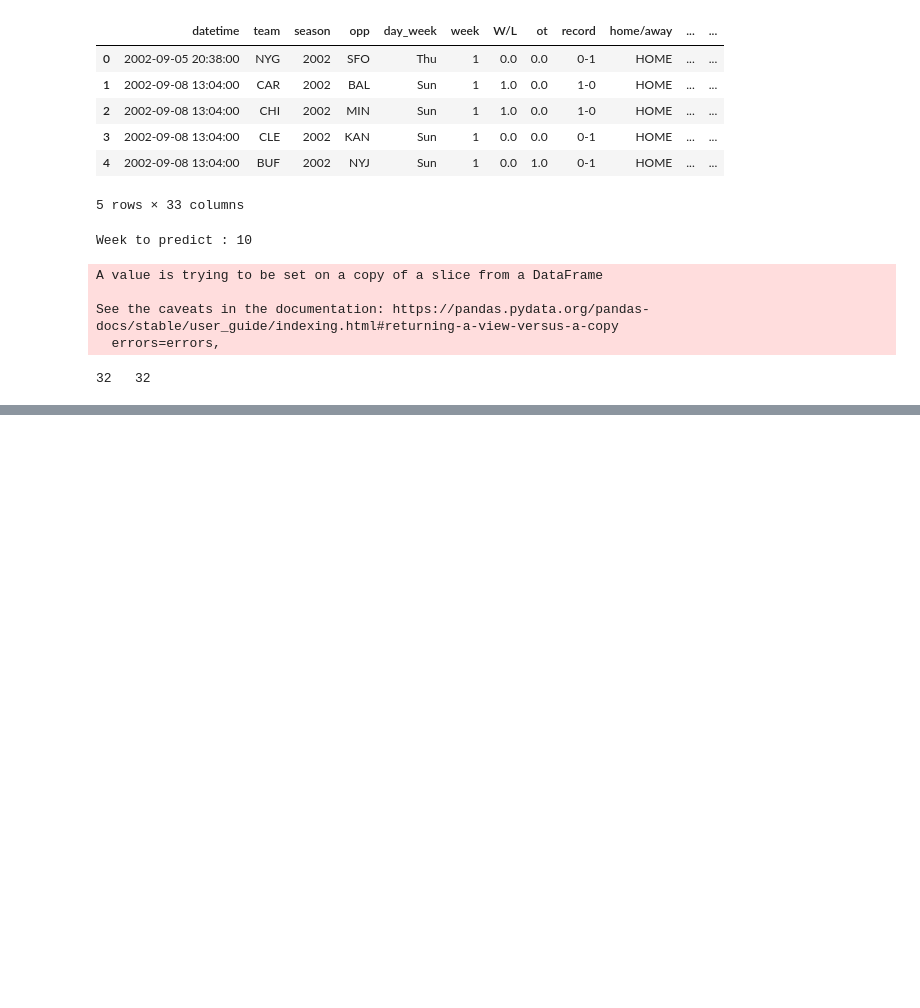
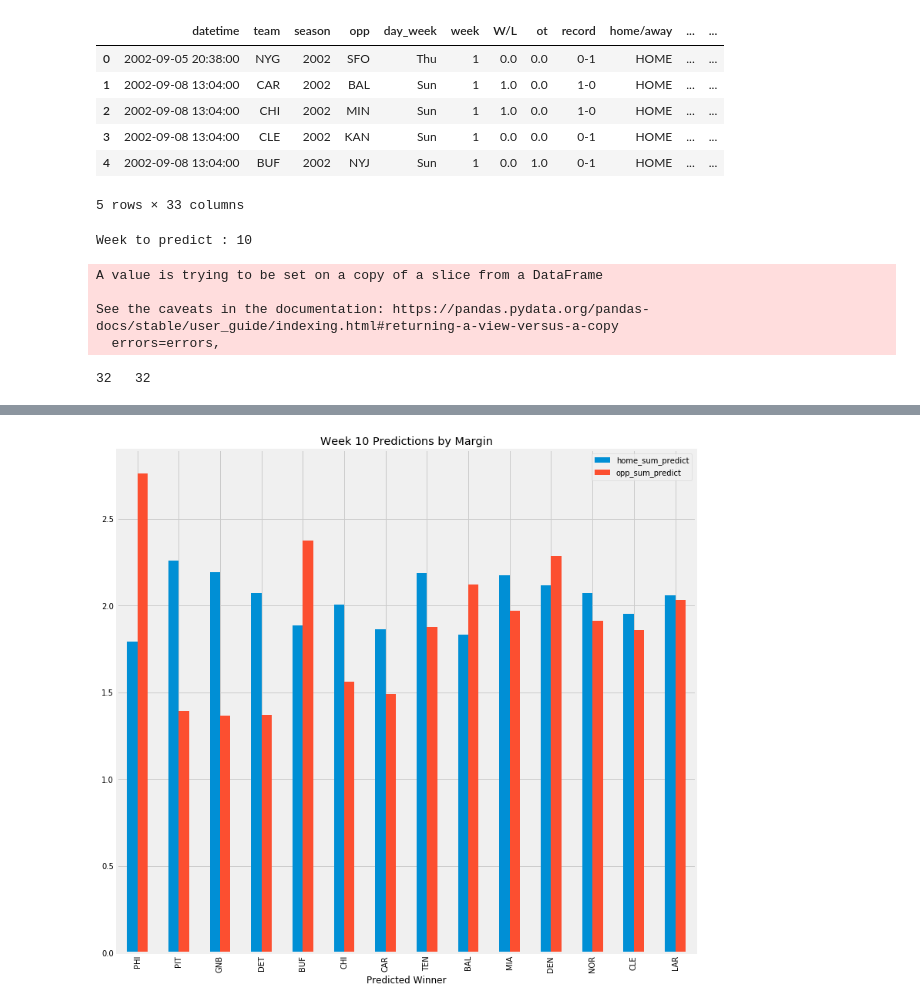
Before and after one commit to bfitzpatrick79/personal_projects, a Jupyter notebook: Experimental Projects/nfl_model/03_Predictions.ipynb, the cells around one changed output, grey strips where cells are left out. Cells and saved outputs as stored; diff of their text form; code cells hidden in the pictures; blank space fills up the shorter version.

```diff
--- a/Experimental Projects/nfl_model/03_Predictions.ipynb
+++ b/Experimental Projects/nfl_model/03_Predictions.ipynb
@@ -61,7 +62,7 @@ for i in range(len(teams)):
     team_df_season.drop('index', axis=1, inplace=True)
 
     for x in range(len(team_df_all)):
-        if team_df_all['team'][x] == f'{team}':
+        if team_df_all['team'].iloc[x] == f'{team}':
             team_off_all.append(team_df_all['team_score'][x])
             team_def_all.append(team_df_all['opp_score'][x])
             team_elo_all.append(team_df_all['team_elo_before_all'][x])
@@ -71,7 +72,7 @@ for i in range(len(teams)):
             team_elo_all.append(team_df_all['opp_elo_before_all'][x])
 
     for y in range(len(team_df_season)):
-        if team_df_all['team'][y] == f'{team}':
+        if team_df_all['team'].iloc[y] == f'{team}':
             team_off_season.append(team_df_season['team_score'][y])
             team_def_season.append(team_df_season['opp_score'][y])
             team_elo_season.append(team_df_season['team_elo_before_all'][y])
@@ -178,9 +186,31 @@ def elo_series_sim(teamA, teamB, runs, dictionary):
             teamB_wins += 1
     return [teamA_wins, teamB_wins]
 
+
+"""
+This one requires a bit of explanation. Because football scores are not normally distributed (due to coming in chunks of 3 and 7),
+I took 100 samples from the data, and took the means of the samples. The distribution of that will be normal due to the
+Central Limit Theorem.
+
+What it then does is feeds that in the random module's guassian function, which uses the average of the means of the samples, and the standard deviation of
+the whole set.
+"""
 def gauss_game_sim(teamA, teamB, dictionary):
-    team_A_score = (rnd.gauss(dictionary[teamA]['team_off'].mean(), dictionary[teamA]['team_off'].std()) + rnd.gauss(dictionary[teamB]['team_def'].mean(), dictionary[teamB]['team_def'].std()))/2
-    team_B_score = (rnd.gauss(dictionary[teamB]['team_off'].mean(), dictionary[teamB]['team_off'].std()) + rnd.gauss(dictionary[teamA]['team_def'].mean(), dictionary[teamA]['team_def'].std()))/2
+    team_A_sample_means_off = []
+    team_A_sample_means_def = []
+    team_B_sample_means_off = []
+    team_B_sample_means_def = []
+    for i in range(50):
+        team_A_sample_means_off.append(dictionary[teamA]['team_off'].sample(40, replace=True).mean())
+        team_A_sample_means_def.append(dictionary[teamA]['team_def'].sample(40, replace=True).mean())
+        team_B_sample_means_off.append(dictionary[teamB]['team_off'].sample(40, replace=True).mean())
+        team_B_sample_means_def.append(dictionary[teamB]['team_def'].sample(40, replace=True).mean())
+
+
+    team_A_score = ((rnd.gauss(stat.mean(team_A_sample_means_off), dictionary[teamA]['team_off'].std())) + (rnd.gauss(stat.mean(team_B_sample_means_def), dictionary[teamB]['team_def'].std())))/2
+    team_B_score = ((rnd.gauss(stat.mean(team_B_sample_means_off), dictionary[teamB]['team_off'].std())) + (rnd.gauss(stat.mean(team_A_sample_means_def), dictionary[teamA]['team_def'].std())))/2
+    #team_A_score = (rnd.gauss(dictionary[teamA]['team_off'].mean(), dictionary[teamA]['team_off'].std()) + rnd.gauss(dictionary[teamB]['team_def'].mean(), dictionary[teamB]['team_def'].std()))/2
+    #team_B_score = (rnd.gauss(dictionary[teamB]['team_off'].sample(80).mean(), dictionary[teamB]['team_off'].std()) + rnd.gauss(dictionary[teamA]['team_def'].mean(), dictionary[teamA]['team_def'].std()))/2
     if int(round(team_A_score)) > int(round(team_B_score)):
         return 1
     elif int(round(team_A_score)) < int(round(team_B_score)):
@@ -206,7 +240,7 @@ def gauss_series_sim(teamA, teamB, runs, dictionary):
 # %%
 %%time
 # simulations and future_df update
-num_sims = 50000
+num_sims = 5000
 for i in range(len(future_df)):
     teamA = future_df['team'].iloc[i]
     teamB = future_df['opp'].iloc[i]
@@ -239,7 +273,7 @@ for i in range(len(future_df)):
     future_df['opp_gauss_prediction_season%'].iloc[i] = gauss_result_B_season
     future_df['tie_gauss_prediction_season%'].iloc[i] = gauss_result_tie_season
 
-    print('--------------------------------------------------------------')
+    print('-----------------------------------------------------------------------------')
     print(f'TEAMS : {teamA} | {teamB}')
     print(f'HISTORICAL PREDICTION: elo_result: {elo_result} | gaussian_result: {gauss_result}')
     print(f'SEASON PREDICTION: elo_result: {elo_result_season} | gaussian_result: {gauss_result_season}')
@@ -304,20 +371,25 @@ future_df.head(16)
 # %%
 future_df.to_csv(f'data/predictions/{dt.datetime.today().date()}_week_{upcoming_week}_predictions.csv', index=False)
+# %%
+future_df.sort_values('margin',  ascending=False, inplace=True )
 # %%
 name_list = []
 for i in range(len(future_df['datetime'])):
     if future_df['predicted_outcome'].iloc[i] == 0:
         name_list.append(future_df['team'].iloc[i])
     else:
         name_list.append(future_df['opp'].iloc[i])
 
 future_df[['home_sum_predict', 'opp_sum_predict']].plot(kind='bar', figsize=(12, 12))
 locs, labels=plt.xticks()
 plt.xticks(locs, name_list)
-plt.title(f'Week {upcoming_week} Predictions')
+plt.title(f'Week {upcoming_week} Predictions by Margin')
 plt.xlabel('Predicted Winner')
 plt.savefig('current_predictions.png')
 
+
 plt.show()
+# %% [output]
+[figure, added]
 # %%
 # these cells are just ways of accessing what the model is seeing for spot checks.
```
Also changed, not shown: parts of 10 cells of this notebook, 38 other files.
